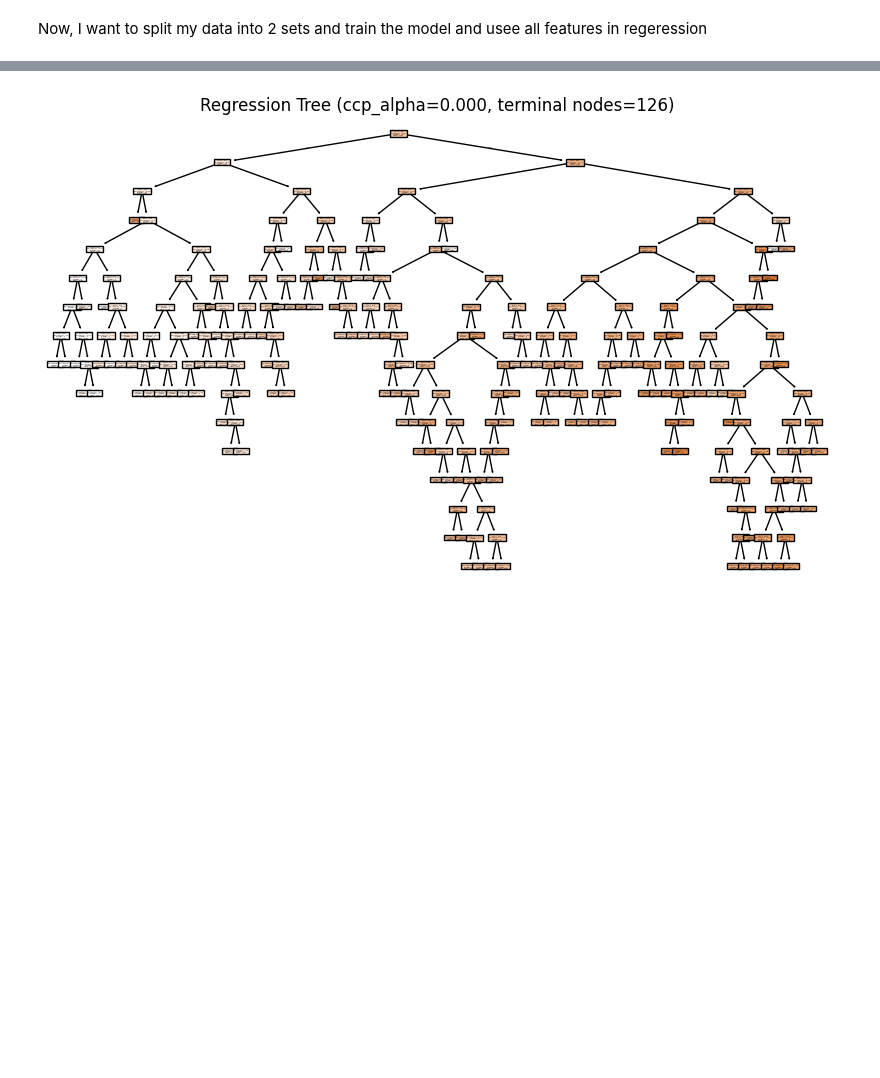
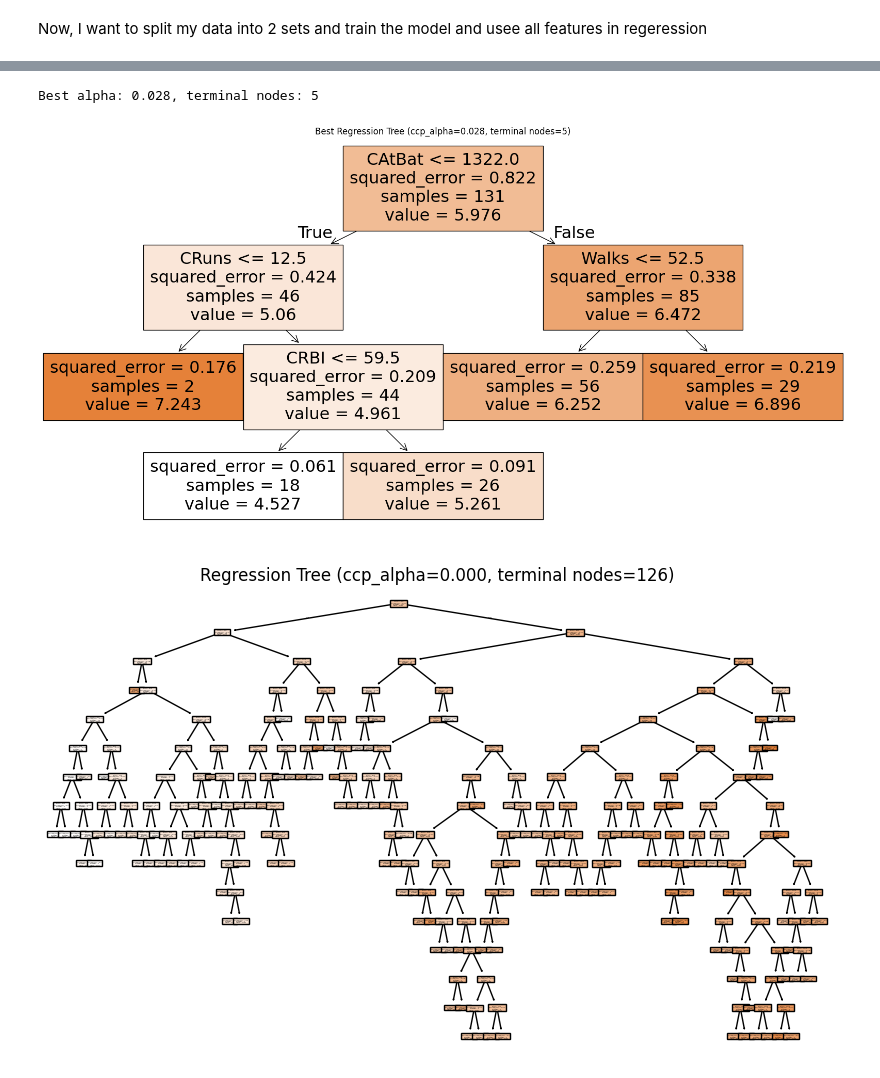
Before and after one commit to ZlataSparrow/An-Introduction-to-Statistical-Learning-Python, a Jupyter notebook: notebook/ch9.ipynb, the cells around one changed output, grey strips where cells are left out. Saved outputs shown, nothing was run; the diff lists cells and outputs as text; code cells hidden in the pictures; blank space fills up the shorter version.

```diff
--- a/notebook/ch9.ipynb
+++ b/notebook/ch9.ipynb
@@ -197,3 +222,17 @@ plt.show()
+# %%
+# Find the best alpha based on test MSE (before CV), and plot only the best tree
+best_idx = np.argmin(test_mse)  # Use test_mse to select the best alpha
+best_alpha = alphas[best_idx]
+best_tree = trees[best_idx]
+print(f'Best alpha: {best_alpha:.3f}, terminal nodes: {best_tree.get_n_leaves()}')
+
+plt.figure(figsize=(20, 10))
+sktree.plot_tree(best_tree, feature_names=X_train2.columns, filled=True)
+plt.title(f'Best Regression Tree (ccp_alpha={best_alpha:.3f}, terminal nodes={best_tree.get_n_leaves()})')
+plt.show()
+# %% [output]
+Best alpha: 0.028, terminal nodes: 5
+[figure, added]
 # %%
 # Plot all regression trees created for the training set (one for each alpha)
 for i, (tree, alpha) in enumerate(zip(trees, alphas)):
```
Also changed, not shown: parts of 5 cells of this notebook.
